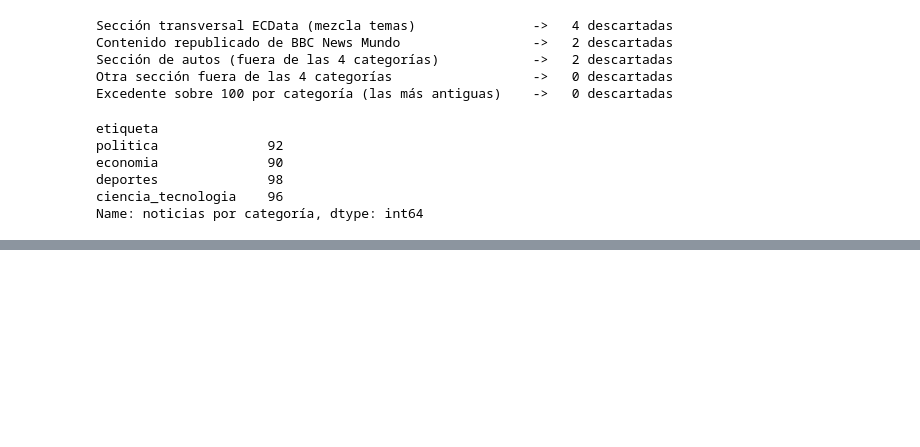
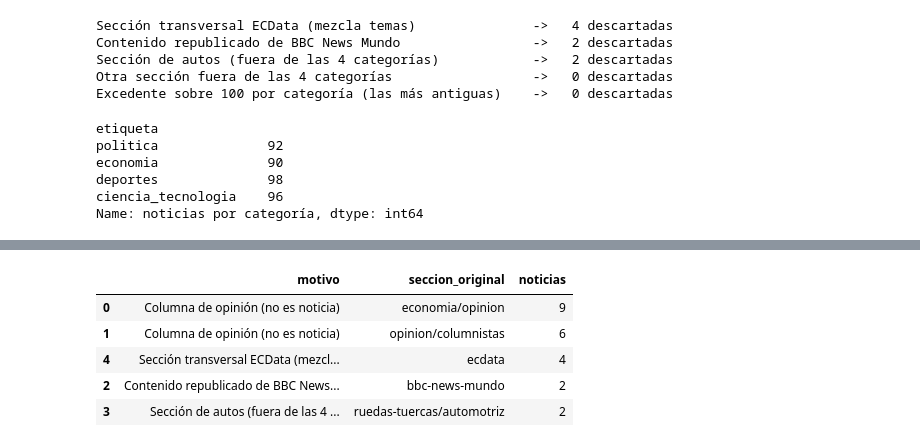
Before and after one commit to IvettexMamani/diplomado-python-2026, a Jupyter notebook: tarea_1/01_recoleccion.ipynb, the cells around one changed output, grey strips where cells are left out. Cells and saved outputs as stored; diff of their text form; code cells hidden in the pictures; blank space fills up the shorter version.

```diff
--- a/tarea_1/01_recoleccion.ipynb
+++ b/tarea_1/01_recoleccion.ipynb
@@ -474,0 +511,14 @@ Name: noticias por categoría, dtype: int64
+# %%
+# Qué secciones originales se descartaron por no ser noticia o no encajar en las 4 categorías
+motivos_seccion = ["Columna de opinión (no es noticia)", *MOTIVOS_FUERA.values(),
+                   "Otra sección fuera de las 4 categorías"]
+fuera = df_desc[df_desc["motivo"].isin(motivos_seccion)]
+(fuera.groupby(["motivo", "seccion_original"]).size()
+      .rename("noticias").reset_index().sort_values("noticias", ascending=False))
+# %% [output]
+|  | motivo | seccion_original | noticias |
+| 0 | Columna de opinión (no es noticia) | economia/opinion | 9 |
+| 1 | Columna de opinión (no es noticia) | opinion/columnistas | 6 |
+| 4 | Sección transversal ECData (mezcl... | ecdata | 4 |
+| 2 | Contenido republicado de BBC News... | bbc-news-mundo | 2 |
+| 3 | Sección de autos (fuera de las 4 ... | ruedas-tuercas/automotriz | 2 |
```
Also changed, not shown: parts of 3 cells of this notebook, 1 other file.
